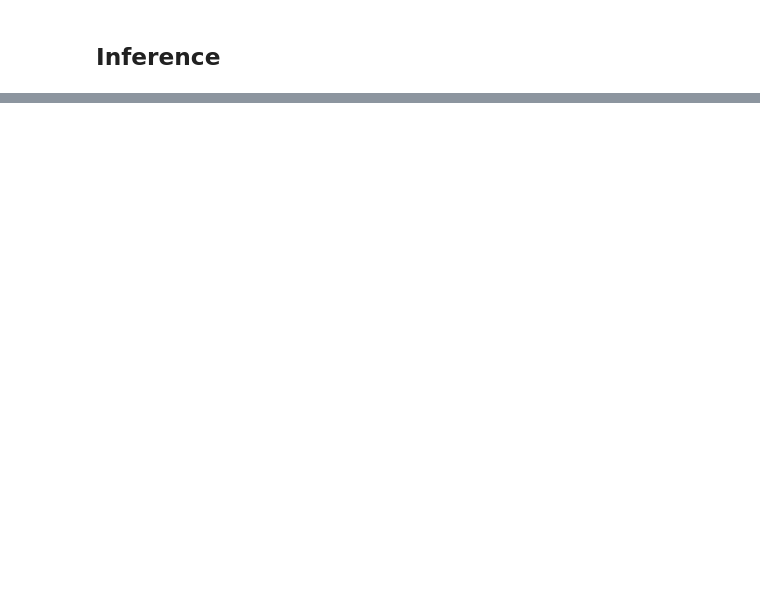
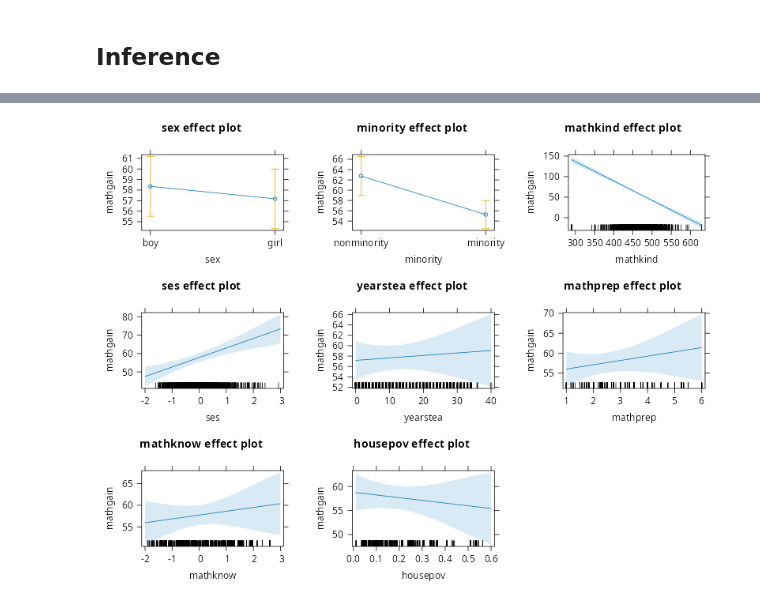
Before and after one commit to PCHN63112-Mixed-Models/mixed-effects-advanced, a Jupyter notebook: _build/jupyter_execute/workshops/school-workshop.ipynb, the cells around one changed output, grey strips where cells are left out. Saved outputs shown, nothing was run; the diff lists cells and outputs as text; code cells hidden in the pictures; blank space fills up the shorter version.

```diff
--- a/_build/jupyter_execute/workshops/school-workshop.ipynb
+++ b/_build/jupyter_execute/workshops/school-workshop.ipynb
@@ -502,0 +596,17 @@ So, we need to work slightly blind here. However, all we really need to consider
+# %%
+lme.null <- lme(fixed     = mathgain ~ 1 + sex + minority + mathkind + ses + yearstea + mathprep + mathknow + housepov,
+                random    = list(classid  = ~ 1,
+                                 schoolid = ~ 1),
+                data      = classroom,
+                control   = lmeControl(opt='optim'),
+                na.action = na.omit,
+                method    = 'ML'
+)
+
+lme.full.1 <- update(lme.null, weights=varIdent(form= ~ 1|sex))                 # variance of sex differs
+lme.full.2 <- update(lme.null, weights=varIdent(form= ~ 1|minority))            # variance of minority differs
+lme.full.3 <- update(lme.null, weights=varComb(varIdent(form= ~ 1|sex),         # variance of both sex and minority differs
+                                               varIdent(form= ~ 1|minority)))
+
+mod.comp <- BIC(lme.null,lme.full.1,lme.full.2,lme.full.3)
+print(mod.comp)
@@ -503,3 +621,11 @@ So, we need to work slightly blind here. However, all we really need to consider
+# %%
+classroom.lme <- lme(fixed     = mathgain ~ 1 + sex + minority + mathkind + ses + yearstea + mathprep + mathknow + housepov,
+                     random    = list(classid  = ~ 1,
+                                      schoolid = ~ 1),
+                     data      = classroom,
+                     control   = lmeControl(opt='optim'),
+                     na.action = na.omit
+)
 # %% [markdown]
 ## Checking Assumptions
 # %%
@@ -530,0 +673,5 @@ In plot.lme(lme.full) :
+# %%
+library('effects')
+plot(allEffects(classroom.lme))
+# %% [output]
+[figure, added]
```
Also changed, not shown: parts of 30 cells of this notebook, 10 other files.
